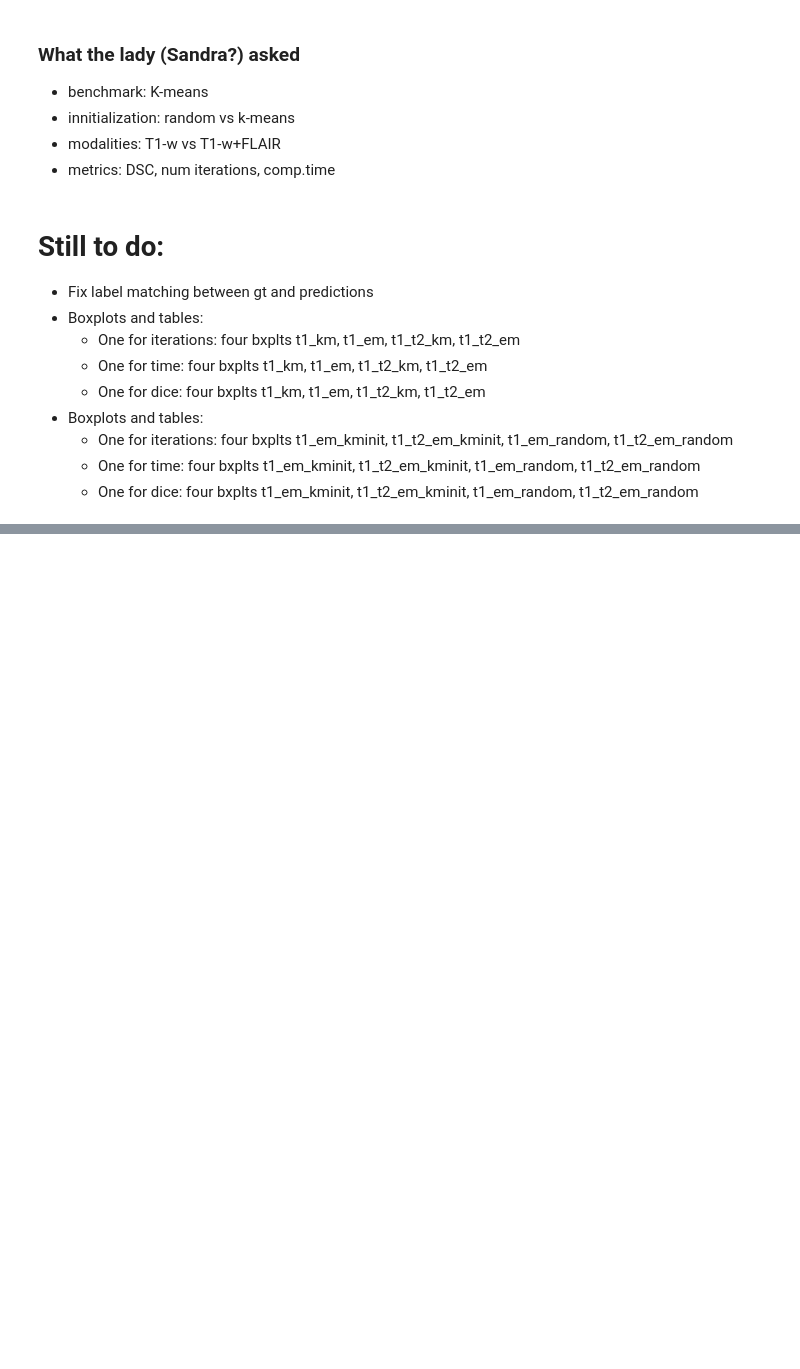
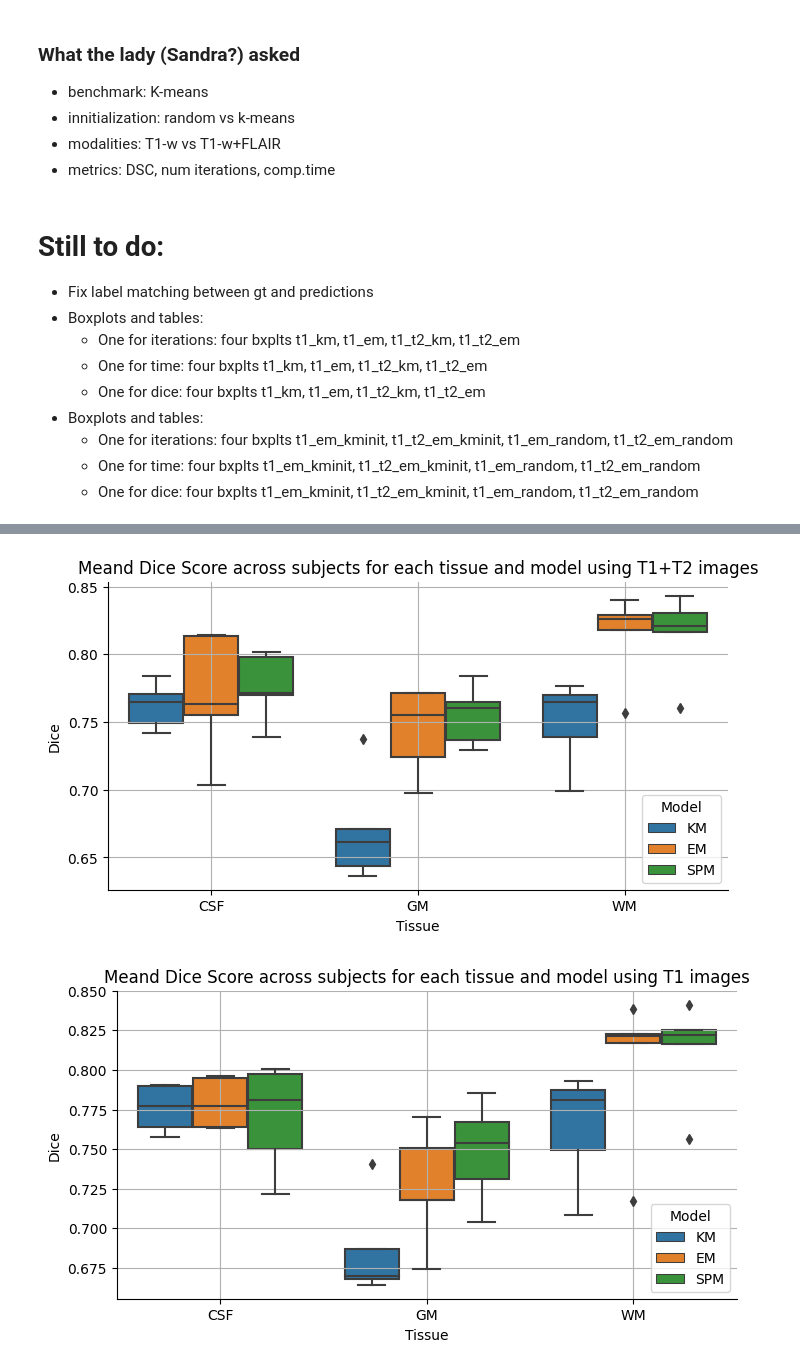
Before and after one commit to kakou34/misa_lab, a Jupyter notebook: lab2/lab2.ipynb, the cells around one changed output, grey strips where cells are left out. Saved outputs shown, nothing was run; the diff lists cells and outputs as text; code cells hidden in the pictures; blank space fills up the shorter version.

```diff
--- a/lab2/lab2.ipynb
+++ b/lab2/lab2.ipynb
@@ -172,0 +264,21 @@ dice_scores
+# %%
+df_ = df.loc[df.Modalities == 'T1+T2']
+plt.figure(figsize=(8,4))
+plt.title('Meand Dice Score across subjects for each tissue and model using T1+T2 images')
+sns.boxplot(data=df_, x="Tissue", y="Dice", hue="Model")
+sns.despine()
+plt.grid('h')
+plt.legend(loc='lower right', title='Model')
+plt.show()
+
+df_ = df.loc[df.Modalities == 'T1']
+plt.figure(figsize=(8,4))
+plt.title('Meand Dice Score across subjects for each tissue and model using T1 images')
+sns.boxplot(data=df_, x="Tissue", y="Dice", hue="Model")
+sns.despine()
+plt.grid('h')
+plt.legend(loc='lower right', title='Model')
+plt.show()
+# %% [output]
+[figure, added]
+[figure, added]
```
Also changed, not shown: parts of 9 cells of this notebook, 3 other files.
